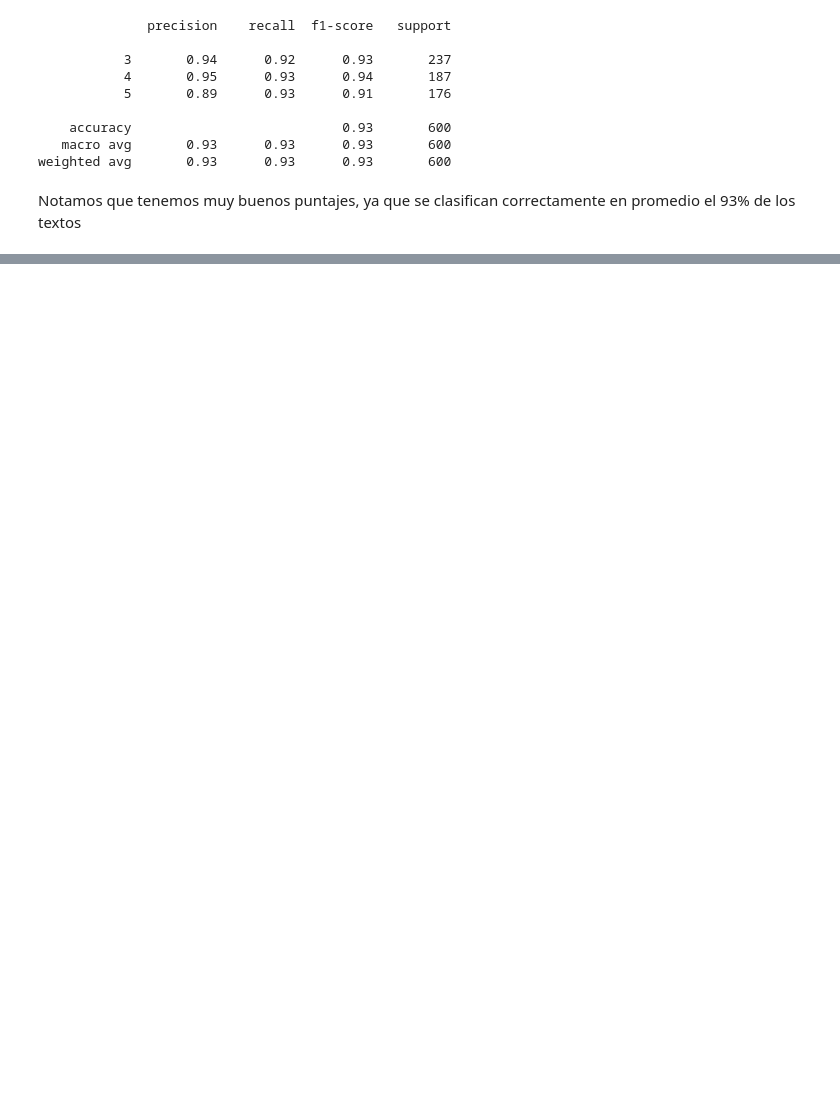
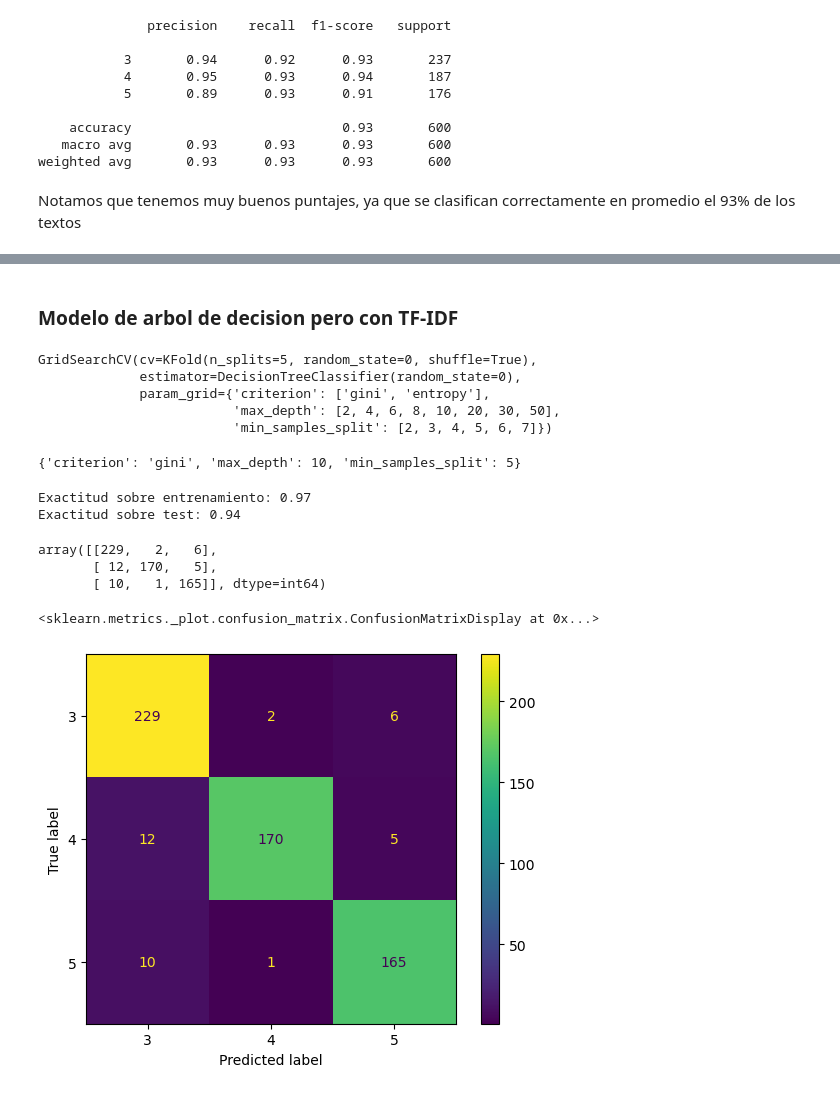
Before and after one commit to JuanCaGC/Proyecto1-BI202302, a Jupyter notebook: Proyecto1/Proyecto1.ipynb, the cells around one changed output, grey strips where cells are left out. Drawn from its saved outputs; the diff is of its cells as text; code cells hidden in the pictures; blank space fills up the shorter version.

```diff
--- a/Proyecto1/Proyecto1.ipynb
+++ b/Proyecto1/Proyecto1.ipynb
@@ -350,0 +449,2 @@ Notamos que tenemos muy buenos puntajes, ya que se clasifican correctamente en p
+# %% [markdown]
+### Modelo de arbol de decision pero con TF-IDF
@@ -350,0 +460,43 @@ Notamos que tenemos muy buenos puntajes, ya que se clasifican correctamente en p
+# %%
+#Arbol sin parametros
+arbol = DecisionTreeClassifier(random_state=0)
+# %%
+# Busacamos el mejor modelo con GridSearch
+best_model = GridSearchCV(arbol, param_grid, cv=particiones)
+# Ajuste del modelo
+best_model.fit(X_train, Y_train)
+# %% [output]
+GridSearchCV(cv=KFold(n_splits=5, random_state=0, shuffle=True),
+             estimator=DecisionTreeClassifier(random_state=0),
+             param_grid={'criterion': ['gini', 'entropy'],
+                         'max_depth': [2, 4, 6, 8, 10, 20, 30, 50],
+                         'min_samples_split': [2, 3, 4, 5, 6, 7]})
+# %%
+#Resultado de la busqueda
+best_model.best_params_
+# %% [output]
+{'criterion': 'gini', 'max_depth': 10, 'min_samples_split': 5}
+# %%
+#Construccion del arbol con los mejores parametros
+best_tree = best_model.best_estimator_
+y_pred_train = best_tree.predict(X_train)
+y_pred_test = best_tree.predict(X_test)
+print('Exactitud sobre entrenamiento: %.2f' % accuracy_score(Y_train, y_pred_train))
+print('Exactitud sobre test: %.2f' % accuracy_score(Y_test, y_pred_test))
+# %% [output]
+Exactitud sobre entrenamiento: 0.97
+Exactitud sobre test: 0.94
+# %%
+# Se genera la matriz de confusión
+cm = confusion_matrix(Y_test, y_pred_test)
+cm
+# %% [output]
+array([[229,   2,   6],
+       [ 12, 170,   5],
+       [ 10,   1, 165]], dtype=int64)
+# %%
+disp = ConfusionMatrixDisplay(confusion_matrix=cm,display_labels=best_tree.classes_)
+disp.plot()
+# %% [output]
+<sklearn.metrics._plot.confusion_matrix.ConfusionMatrixDisplay at 0x...>
+[figure, added]
```
Also changed, not shown: parts of 28 cells of this notebook.
